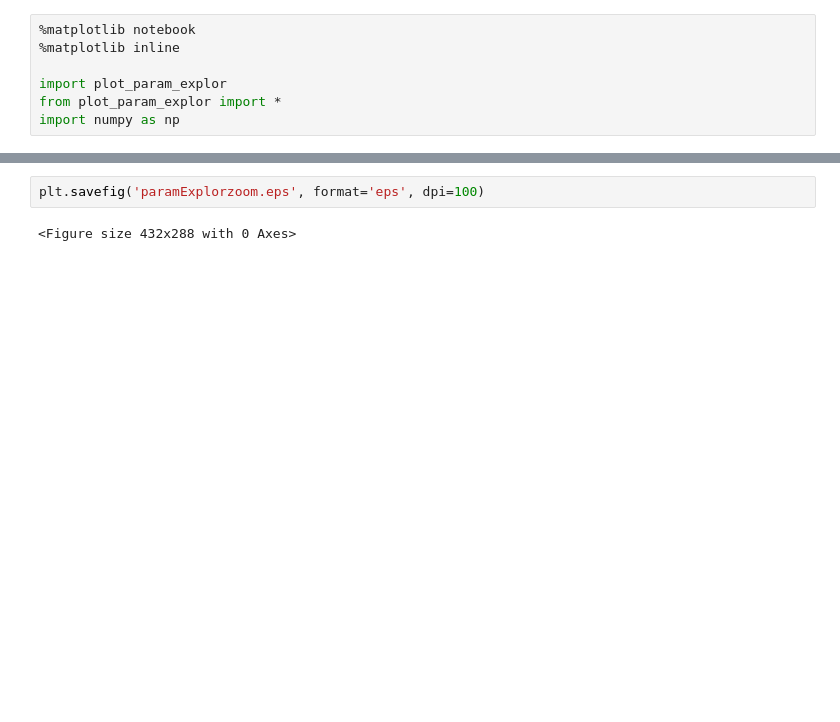
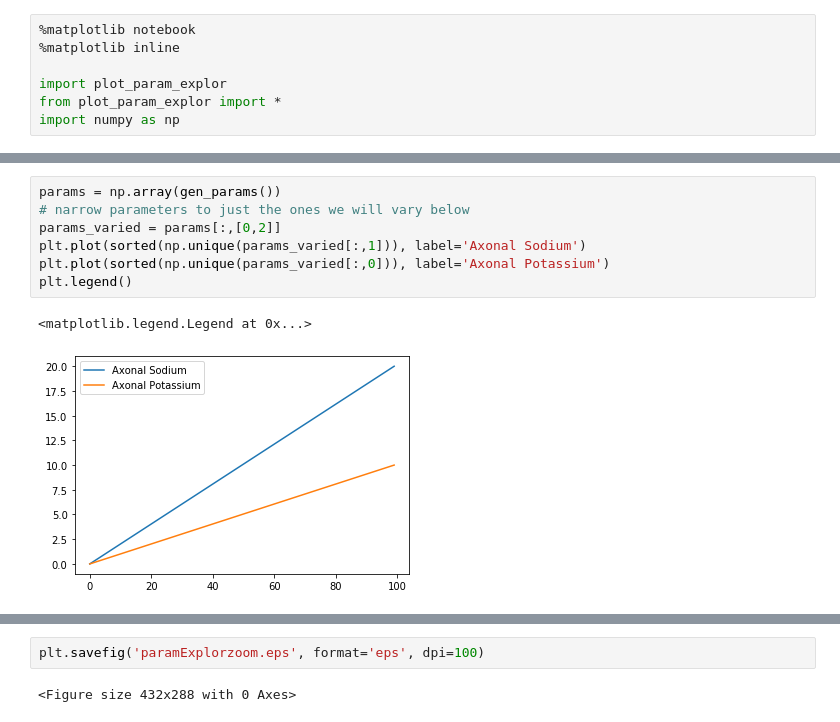
Before and after one commit to roybens/NeuroGPU, a Jupyter notebook: GUI/Show param explor.ipynb, the cells around one changed output, grey strips where cells are left out. Saved outputs shown, nothing was run; the diff lists cells and outputs as text; blank space fills up the shorter version.

```diff
--- a/GUI/Show param explor.ipynb
+++ b/GUI/Show param explor.ipynb
@@ -14,3 +12,13 @@ params = np.array(gen_params())
+# %%
+params = np.array(gen_params())
+# narrow parameters to just the ones we will vary below
+params_varied = params[:,[0,2]]
+plt.plot(sorted(np.unique(params_varied[:,1])), label='Axonal Sodium')
+plt.plot(sorted(np.unique(params_varied[:,0])), label='Axonal Potassium')
+plt.legend()
+# %% [output]
+<matplotlib.legend.Legend at 0x...>
+[figure, added]
 # %%
 scores = calc_scores(vs_fn)
 [z,X,Y] =plot_scores(scores)
```
Also changed, not shown: parts of 6 cells of this notebook, 6 other files.
